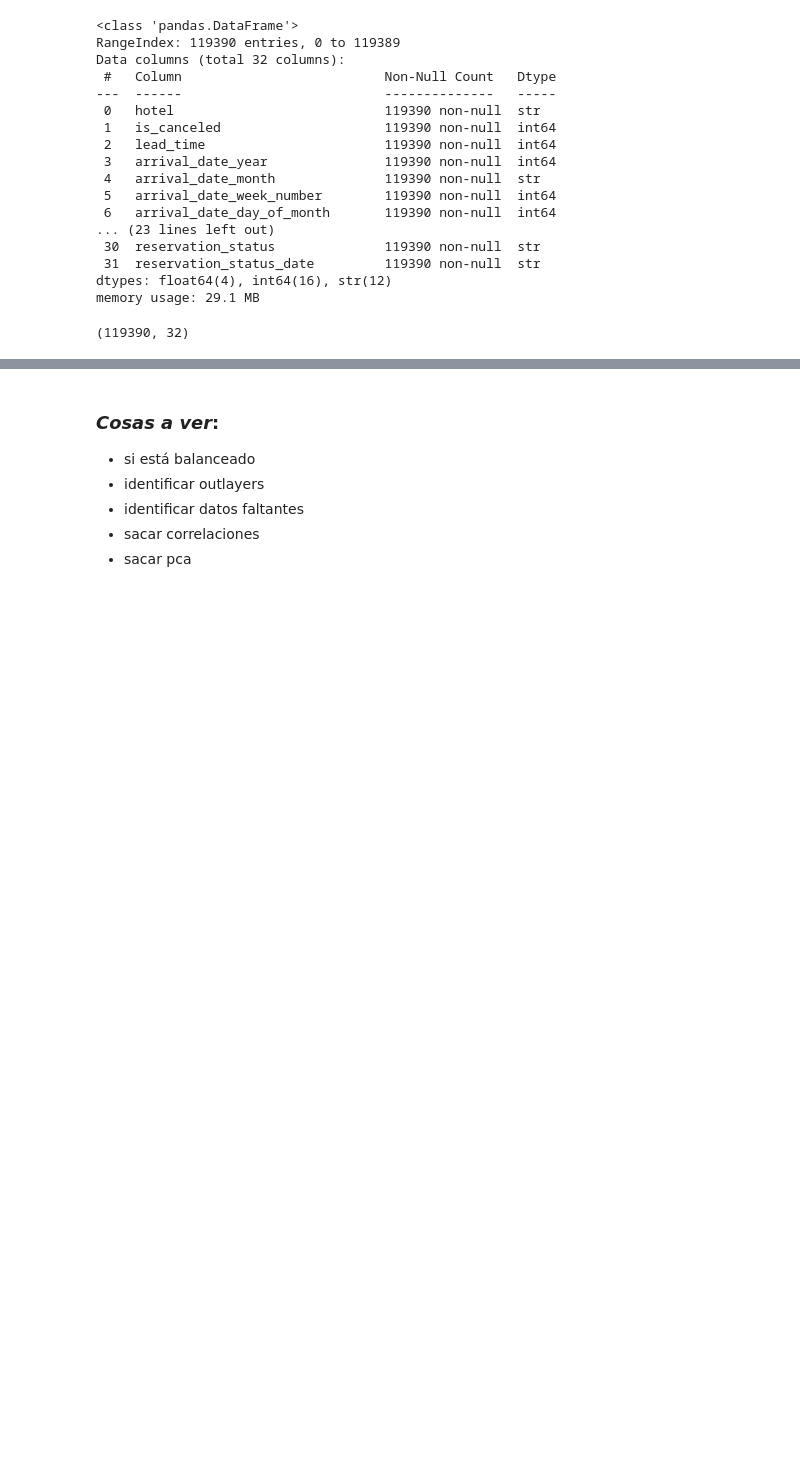
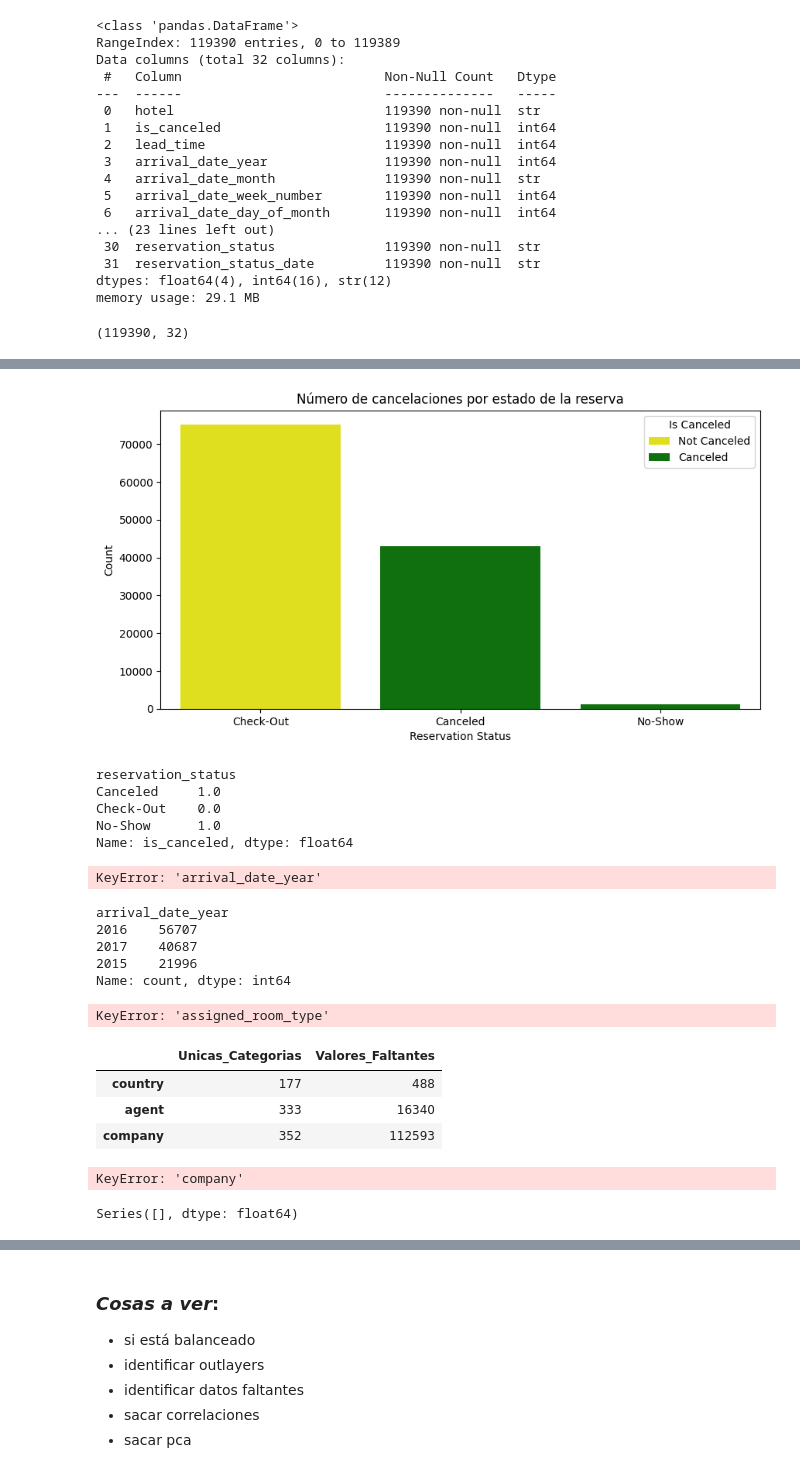
Before and after one commit to claudiberenguer/modulo5eval_ii, a Jupyter notebook: notebooks/exploracion/evaluacion_manuel.ipynb, the cells around one changed output, grey strips where cells are left out. Drawn from its saved outputs; the diff is of its cells as text; code cells hidden in the pictures; blank space fills up the shorter version.

```diff
--- a/notebooks/exploracion/evaluacion_manuel.ipynb
+++ b/notebooks/exploracion/evaluacion_manuel.ipynb
@@ -143,0 +172,2 @@ dtype: int64
+# %%
+df = pd.read_csv(DATASET)
@@ -143,0 +177,18 @@ dtype: int64
+# %%
+plt.figure(figsize=(10, 5))
+sns.countplot(x='reservation_status', hue='is_canceled', data=df, palette=['yellow', 'green'])
+plt.title('Número de cancelaciones por estado de la reserva')
+plt.xlabel('Reservation Status')
+plt.ylabel('Count')
+plt.legend(title='Is Canceled', labels=['Not Canceled', 'Canceled'])
+plt.show()
+# %% [output]
+[figure, added]
+# %%
+df.groupby('reservation_status')['is_canceled'].mean()
+# %% [output]
+reservation_status
+Canceled     1.0
+Check-Out    0.0
+No-Show      1.0
+Name: is_canceled, dtype: float64
@@ -143,0 +206,17 @@ dtype: int64
+# %%
+#'arrival_date_year' Solo incluye algunos años. Haría sesgar el modelo a años específicos
+df['arrival_date_year'].value_counts()
+# %% [output]
+KeyError: 'arrival_date_year'
+# %%
+df['arrival_date_year'].value_counts()
+# %% [output]
+arrival_date_year
+2016    56707
+2017    40687
+2015    21996
+Name: count, dtype: int64
+# %%
+df['assigned_room_type'].value_counts()
+# %% [output]
+KeyError: 'assigned_room_type'
@@ -143,0 +228,12 @@ dtype: int64
+# %%
+unicas_categorias = df[alta_cardinalidad].nunique()
+valores_faltantes = df[alta_cardinalidad].isnull().sum()
+
+alta_cardinalidad_df = pd.DataFrame({'Unicas_Categorias': unicas_categorias,'Valores_Faltantes': valores_faltantes})
+
+alta_cardinalidad_df
+# %% [output]
+|  | Unicas_Categorias | Valores_Faltantes |
+| country | 177 | 488 |
+| agent | 333 | 16340 |
+| company | 352 | 112593 |
@@ -143,0 +243,13 @@ dtype: int64
+# %%
+# Simplificar Agente y Compañía a variables binarias
+df['has_company'] = df['company'].notnull().astype(int)
+df['has_agent'] = df['agent'].notnull().astype(int)
+df.drop(['company', 'agent'], axis=1, inplace=True)
+# %% [output]
+KeyError: 'company'
+# %%
+# Calcular el porcentaje de valores faltantes en el conjunto de datos original
+missing_values_percentage = (df.isnull().sum() / len(df)) * 100
+missing_values_percentage[missing_values_percentage > 0]
+# %% [output]
+Series([], dtype: float64)
```
Also changed, not shown: parts of 29 cells of this notebook, 1 other file.
